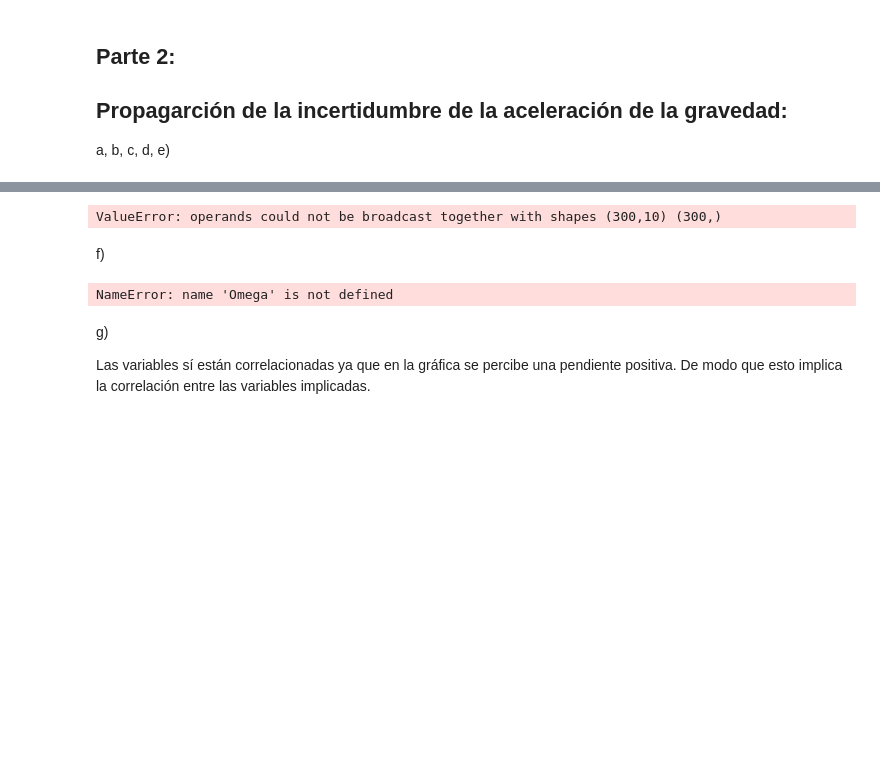
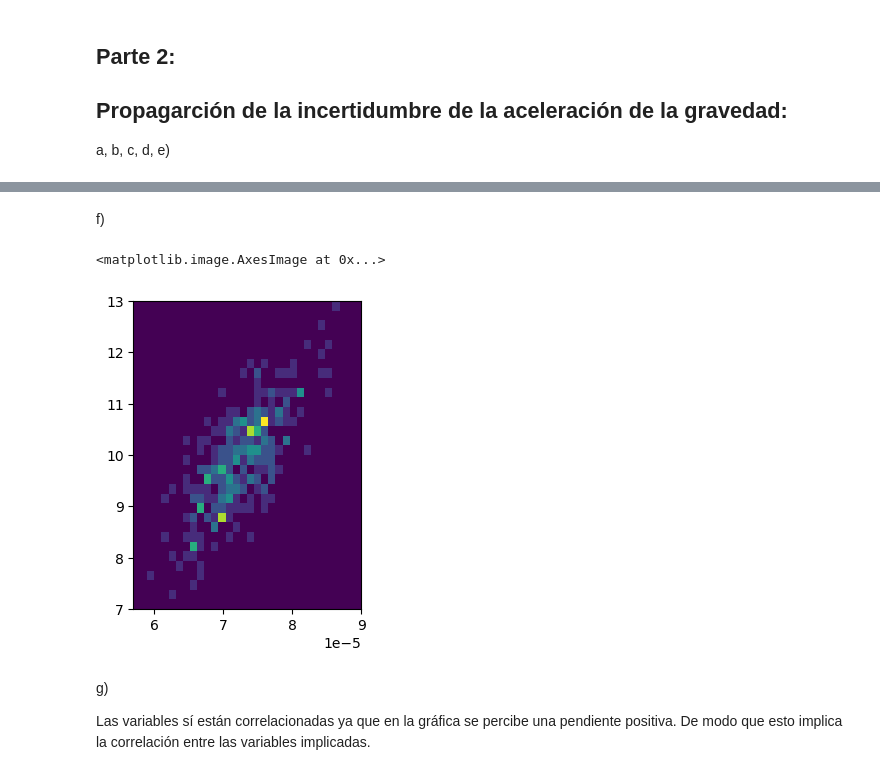
Before and after one commit to lsperezm/Metodos1-LauraPerez-SofiaLizarazo, a Jupyter notebook: Parcial4/Parcial4-LauraSofiaPerez-BrendaSofiaLizarazo.ipynb, the cells around one changed output, grey strips where cells are left out. Drawn from its saved outputs; the diff is of its cells as text; code cells hidden in the pictures; blank space fills up the shorter version.

```diff
--- a/Parcial4/Parcial4-LauraSofiaPerez-BrendaSofiaLizarazo.ipynb
+++ b/Parcial4/Parcial4-LauraSofiaPerez-BrendaSofiaLizarazo.ipynb
@@ -199,13 +199,15 @@ Text(0, 0.5, 'y[m]')
 a, b, c, d, e)
 # %%
 N=300
-Gravedad=[]
+Gravedad=np.zeros(300)
+
 y_arr=np.array(y)
 sigmay_arr=np.array(sigmay)
-y_new=[]
+Omega=np.zeros(300)
 
 for i in range(N):
     g_i= 9.81+np.random.normal(loc=0,scale=1)
-    Gravedad.append(g_i)
     y_n=y_arr+np.random.normal(loc=0,scale=sigmay_arr[0],size=len(y_arr))
-    y_new.append(y_n)
+    Gravedad[i]=g_i
+    optim = spo.minimize( nll, p0, args=(h,y_n,sigmay,angle,g_i),options={'disp':True} )
+    Omega[i]=optim.x
@@ -212,15 +232,16 @@ for i in range(N):
-# %%
-h_new = np.linspace(np.min(h),np.max(h),300)
-nll2=lambda *w:chi2(*w)
-optim = spo.minimize( nll, p0, args=(h_new,y_new,0.0015,30,Gravedad),options={'disp':True} )
-# %% [output]
-ValueError: operands could not be broadcast together with shapes (300,10) (300,)
 # %% [markdown]
 f)
-# %%
-H2,binsx,binsy=np.histogram2d(Omega,Gravedad,bins=(binsx,binsy))
-# %% [output]
-NameError: name 'Omega' is not defined
+# %%
+binsx=np.linspace(5.7e-5,9e-5,33)
+binsy=np.linspace(7,13,33)
+H2,binsx,binsy = np.histogram2d(Omega,Gravedad,bins=(binsx,binsy))
+
+fig = plt.figure(figsize=(10,4))
+ax = fig.add_subplot(131)
+plt.imshow(H2.T, origin='lower', extent=[binsx[0], binsx[-1], binsy[0], binsy[-1]], aspect='auto')
+# %% [output]
+<matplotlib.image.AxesImage at 0x...>
+[figure, added]
 # %% [markdown]
 g)
 
```
Also changed, not shown: parts of 9 cells of this notebook.
